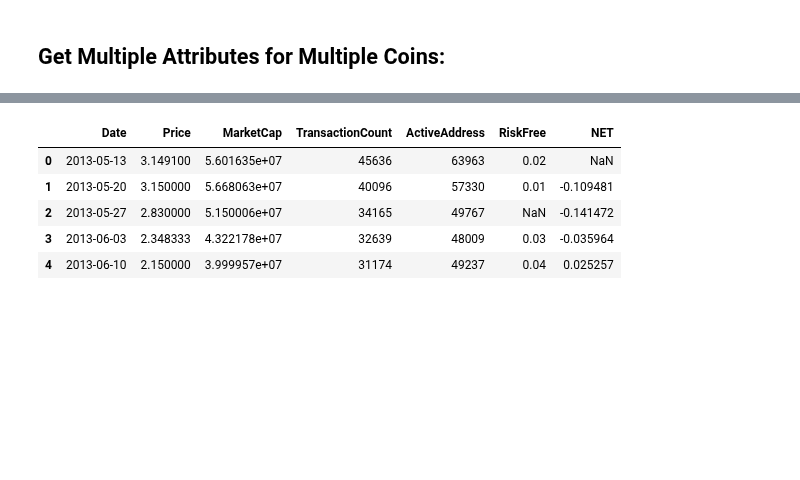
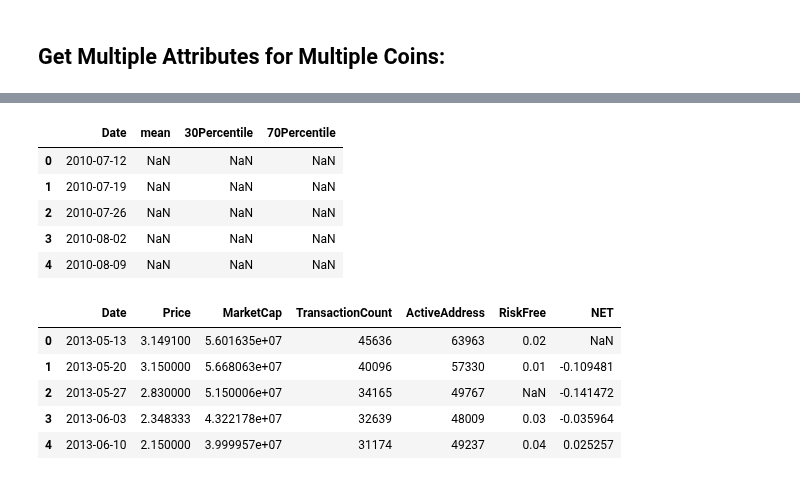
Before and after one commit to PracticumCrypto/C5-Analyzer, a Jupyter notebook: DataPull.ipynb, the cells around one changed output, grey strips where cells are left out. Saved outputs shown, nothing was run; the diff lists cells and outputs as text; code cells hidden in the pictures; blank space fills up the shorter version.

```diff
--- a/DataPull.ipynb
+++ b/DataPull.ipynb
@@ -134,3 +163,19 @@ LTC_All['NET'] = np.log(LTC1['ActiveAddress'])-np.log(LTC2['ActiveAddress'])
+# %%
+C5 = pd.DataFrame({'Date':[]})
+C5.Date = BTC_Raw.Date
+
+C5['mean'] = NET.mean(axis=0, numeric_only= True)
+C5['30Percentile'] = NET.quantile(q=0.3, numeric_only= True, axis = 0)
+C5['70Percentile'] = NET.quantile(q=0.7, numeric_only= True, axis = 0)
+# %%
+C5.head()
+# %% [output]
+|  | Date | mean | 30Percentile | 70Percentile |
+| 0 | 2010-07-12 | NaN | NaN | NaN |
+| 1 | 2010-07-19 | NaN | NaN | NaN |
+| 2 | 2010-07-26 | NaN | NaN | NaN |
+| 3 | 2010-08-02 | NaN | NaN | NaN |
+| 4 | 2010-08-09 | NaN | NaN | NaN |
 # %%
 LTC_All.head()
 # %% [output]
```
Also changed, not shown: parts of 12 cells of this notebook.
